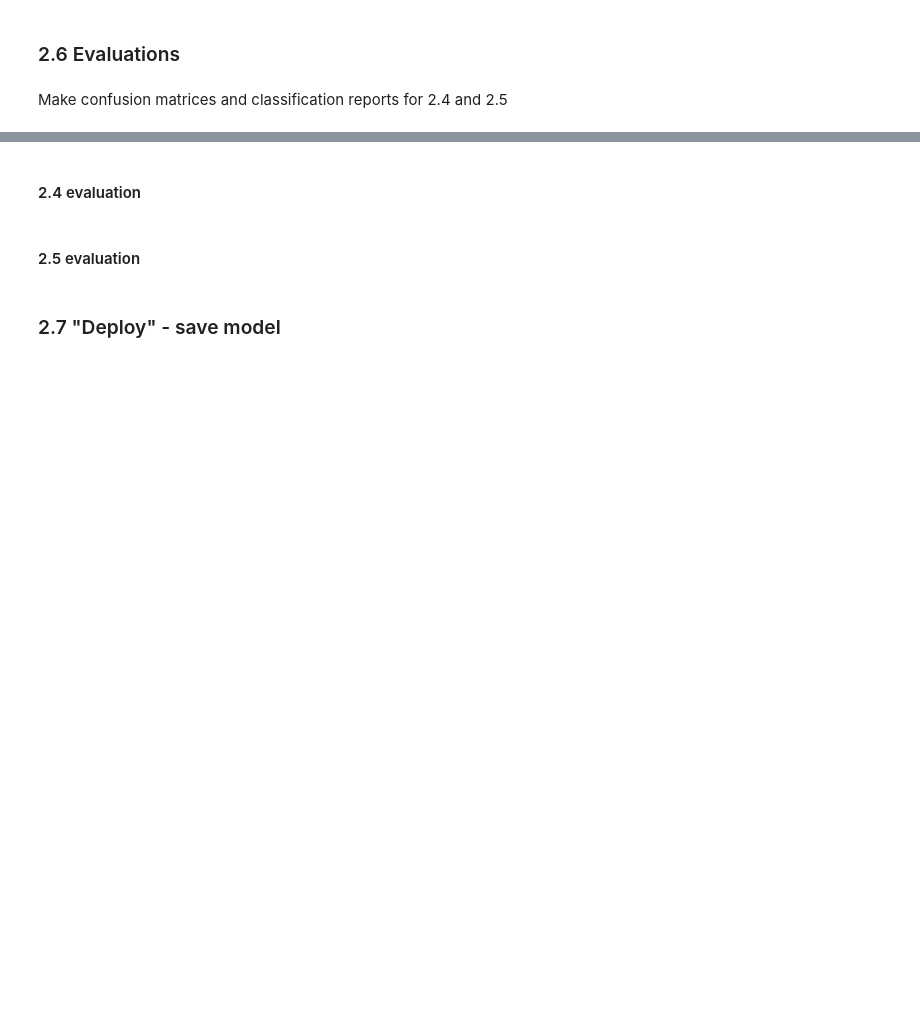
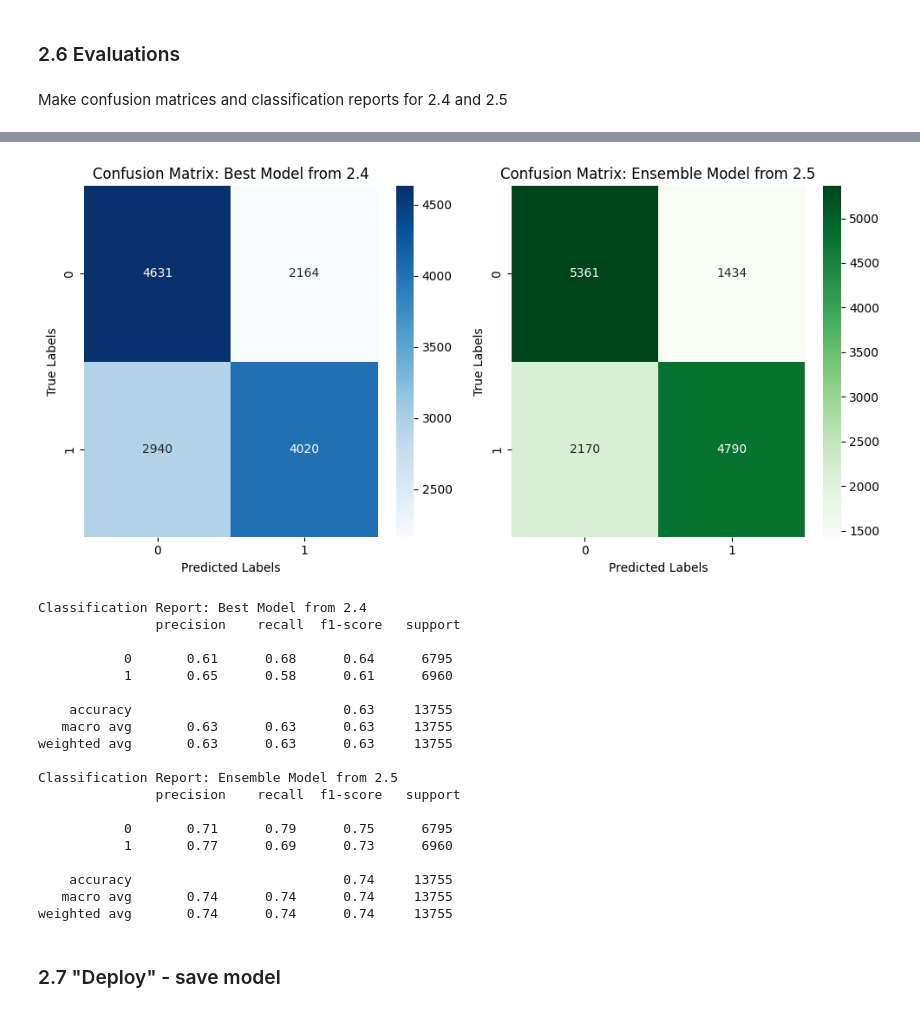
Before and after one commit to Hannesssss/Machinelearning-Hannes-Hedberg, a Jupyter notebook: Hannes_Hedberg_Labb_p2.ipynb, the cells around one changed output, grey strips where cells are left out. Drawn from its saved outputs; the diff is of its cells as text; code cells hidden in the pictures; blank space fills up the shorter version.

```diff
--- a/Hannes_Hedberg_Labb_p2.ipynb
+++ b/Hannes_Hedberg_Labb_p2.ipynb
@@ -556,11 +553,11 @@ modell.
 # %%
 import pandas as pd
 from sklearn.model_selection import train_test_split
-from sklearn.preprocessing import StandardScaler, OneHotEncoder
+from sklearn.preprocessing import StandardScaler
 from sklearn.ensemble import VotingClassifier, RandomForestClassifier, GradientBoostingClassifier
 from sklearn.linear_model import LogisticRegression
 
-# one-hot encoding
+# One-hot encoding
 df_encoded = pd.get_dummies(df, columns=['bmi_category', 'Blood-pressure', 'gender'], drop_first=True)
 
 # Isolate numeric columns for scaling
@@ -589,6 +586,9 @@ voting_clf = VotingClassifier(estimators=[('rf', rf), ('lr', lr), ('gb', gb)], v
 # Fit the ensemble model
 voting_clf.fit(X_train_scaled, y_train)
 
+# Generate predictions on the test set for the ensemble model
+predictions_ensemble = voting_clf.predict(X_test_scaled)
+
 # Evaluate the ensemble model's accuracy on the test set
 accuracy = voting_clf.score(X_test_scaled, y_test)
 print(f"Ensemble model accuracy: {accuracy}")
@@ -650,20 +601,55 @@ NameError: name 'best_model' is not defined
-# %% [markdown]
-#### 2.4 evaluation
-# %% [markdown]
-#### 2.5 evaluation
-# %%
-# Make predictions using the VotingClassifier
-predictions_ensemble = voting_classifier.predict(X_test_scaled)
-
-# Calculate confusion matrix for the ensemble model
-conf_matrix_ensemble = confusion_matrix(y_test, predictions_ensemble)
-print("Confusion Matrix for section 2.5:")
-print(conf_matrix_ensemble)
-
-# Generate classification report for the ensemble model
-class_report_ensemble = classification_report(y_test, predictions_ensemble)
-print("Classification Report for section 2.5:")
-print(class_report_ensemble)
+# %%
+from sklearn.metrics import confusion_matrix, classification_report
+import matplotlib.pyplot as plt
+import seaborn as sns
+
+# Generate Confusion Matrix for Task 2.4 Best Model
+cm_best_model = confusion_matrix(y_test_df1, predictions_df1)
+plt.figure(figsize=(10, 5))
+plt.subplot(1, 2, 1)
+sns.heatmap(cm_best_model, annot=True, fmt='d', cmap='Blues')
+plt.title('Confusion Matrix: Best Model from 2.4')
+plt.xlabel('Predicted Labels')
+plt.ylabel('True Labels')
+
+# Generate Confusion Matrix for Task 2.5 Ensemble Model
+cm_ensemble = confusion_matrix(y_test_df1, predictions_ensemble)
+plt.subplot(1, 2, 2)
+sns.heatmap(cm_ensemble, annot=True, fmt='d', cmap='Greens')
+plt.title('Confusion Matrix: Ensemble Model from 2.5')
+plt.xlabel('Predicted Labels')
+plt.ylabel('True Labels')
+plt.tight_layout()
+plt.show()
+
+# Generate and Print Classification Report for Task 2.4 Best Model
+report_best_model = classification_report(y_test_df1, predictions_df1)
+print("Classification Report: Best Model from 2.4\n", report_best_model)
+
+# Generate and Print Classification Report for Task 2.5 Ensemble Model
+report_ensemble = classification_report(y_test_df1, predictions_ensemble)
+print("Classification Report: Ensemble Model from 2.5\n", report_ensemble)
+# %% [output]
+[figure, added]
+Classification Report: Best Model from 2.4
+               precision    recall  f1-score   support
+
+           0       0.61      0.68      0.64      6795
+           1       0.65      0.58      0.61      6960
+
+    accuracy                           0.63     13755
+   macro avg       0.63      0.63      0.63     13755
+weighted avg       0.63      0.63      0.63     13755
+
+Classification Report: Ensemble Model from 2.5
+               precision    recall  f1-score   support
+
+           0       0.71      0.79      0.75      6795
+           1       0.77      0.69      0.73      6960
+
+    accuracy                           0.74     13755
+   macro avg       0.74      0.74      0.74     13755
+weighted avg       0.74      0.74      0.74     13755
 # %% [markdown]
 ### 2.7 "Deploy" - save model
 # %% [markdown]
```
Also changed, not shown: parts of 5 cells of this notebook, 3 other files.
